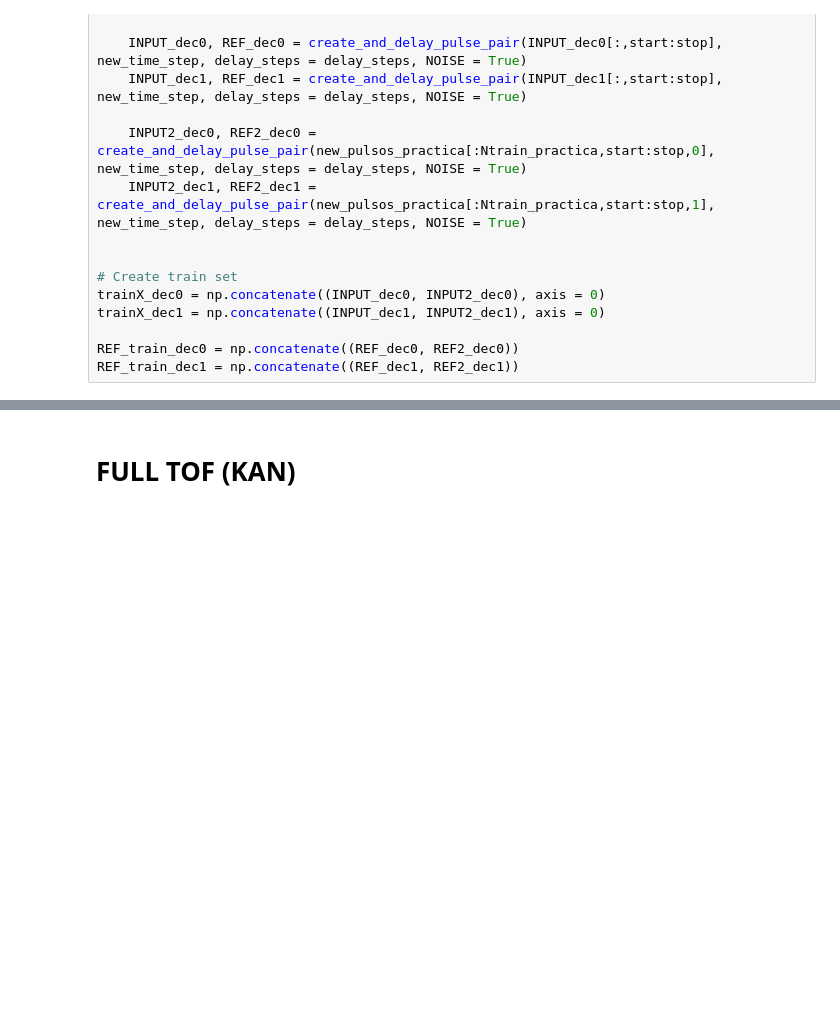
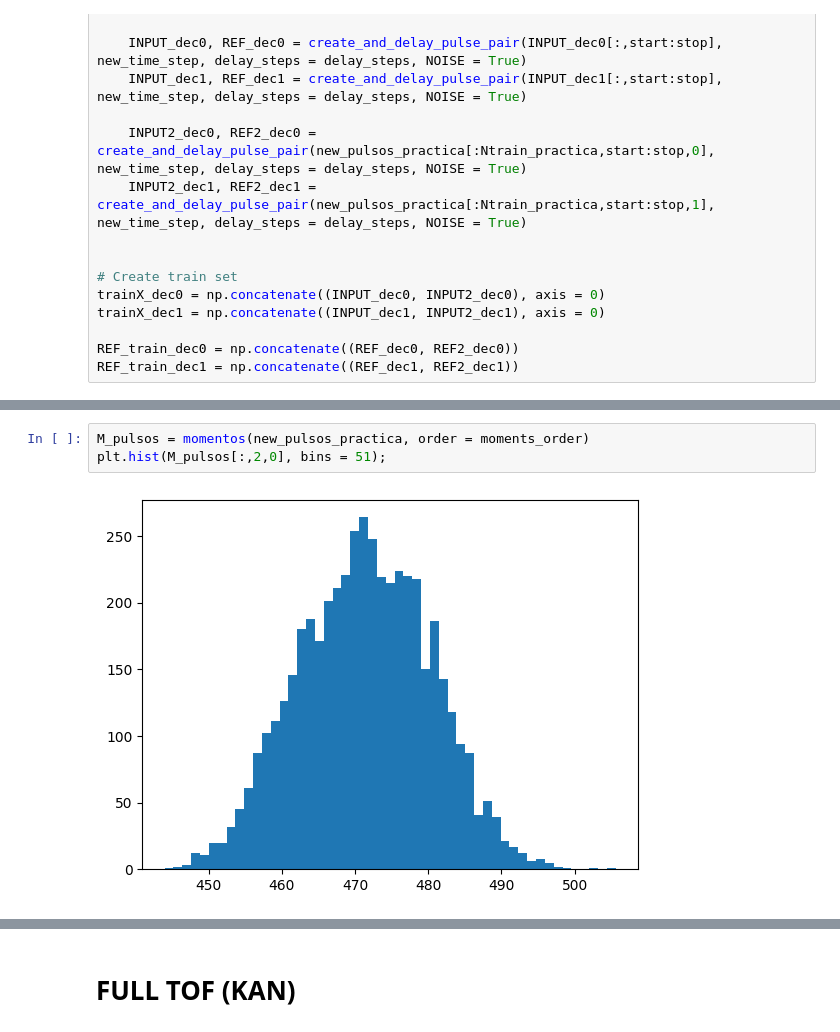
Before and after one commit to wjosefw/Signal-processing-with-Neural-networks, a Jupyter notebook: KAN.ipynb, the cells around one changed output, grey strips where cells are left out. Drawn from its saved outputs; the diff is of its cells as text; blank space fills up the shorter version.

```diff
--- a/KAN.ipynb
+++ b/KAN.ipynb
@@ -215,3 +215,8 @@ Text(0.5, 1.0, 'Detector 1')
+# %%
+M_pulsos = momentos(new_pulsos_practica, order = moments_order)
+plt.hist(M_pulsos[:,2,0], bins = 51);
+# %% [output]
+[figure, added]
 # %%
 #-------------------------------------------------------------- Calculate moments ---------------------------------------------------
 M_Train_dec0 = momentos(trainX_dec0, order = moments_order)
```
Also changed, not shown: parts of 17 cells of this notebook.
